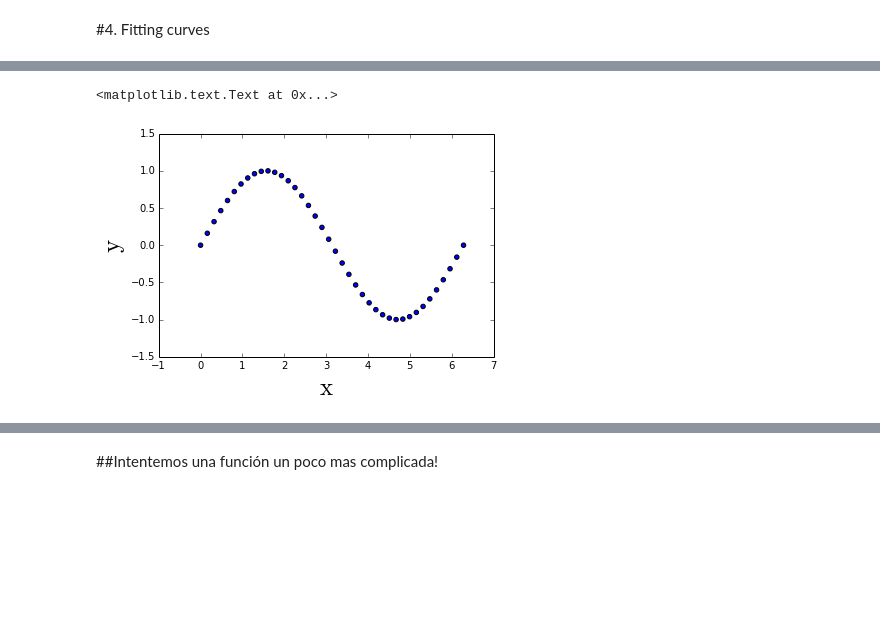
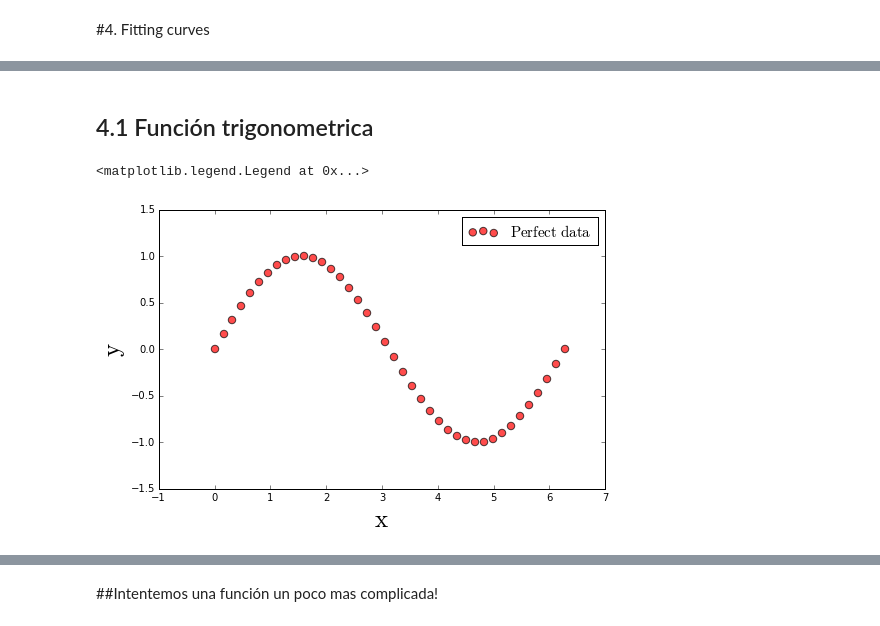
Before and after one commit to ComputoCienciasUniandes/HerramientasComputacionales, a Jupyter notebook: Lectures/10.LinearRegresion-Fitting/Linear_Regresion.ipynb, the cells around one changed output, grey strips where cells are left out. Drawn from its saved outputs; the diff is of its cells as text; code cells hidden in the pictures; blank space fills up the shorter version.

```diff
--- a/Lectures/10.LinearRegresion-Fitting/Linear_Regresion.ipynb
+++ b/Lectures/10.LinearRegresion-Fitting/Linear_Regresion.ipynb
@@ -10,6 +19,7 @@ por lo tanto esta función se deriva para encontrar el minimo, tambien podria ut
 #2. Polyfit
 # %%
 %pylab inline
+matplotlib.rcParams['figure.figsize'] = (8,5)
 # %% [output]
 Populating the interactive namespace from numpy and matplotlib
 # %%
@@ -109,10 +192,12 @@ from scipy.optimize import curve_fit
+# %% [markdown]
+## 4.1 Función trigonometrica
 # %%
 x = linspace(0, 2*pi, 40)
 y = sin(x)
-
-scatter(x, y)
+scatter(x, y, s=55, alpha=0.7, label="$\mathrm{Perfect\ data}$", c="red")
 xlabel("$\mathrm{x}$", fontsize=25)
 ylabel("$\mathrm{y}$", fontsize=25)
+legend(fontsize=15)
 # %% [output]
-<matplotlib.text.Text at 0x...>
+<matplotlib.legend.Legend at 0x...>
-[figure, old version]
+[figure, new version]
```
Also changed, not shown: parts of 23 cells of this notebook.
